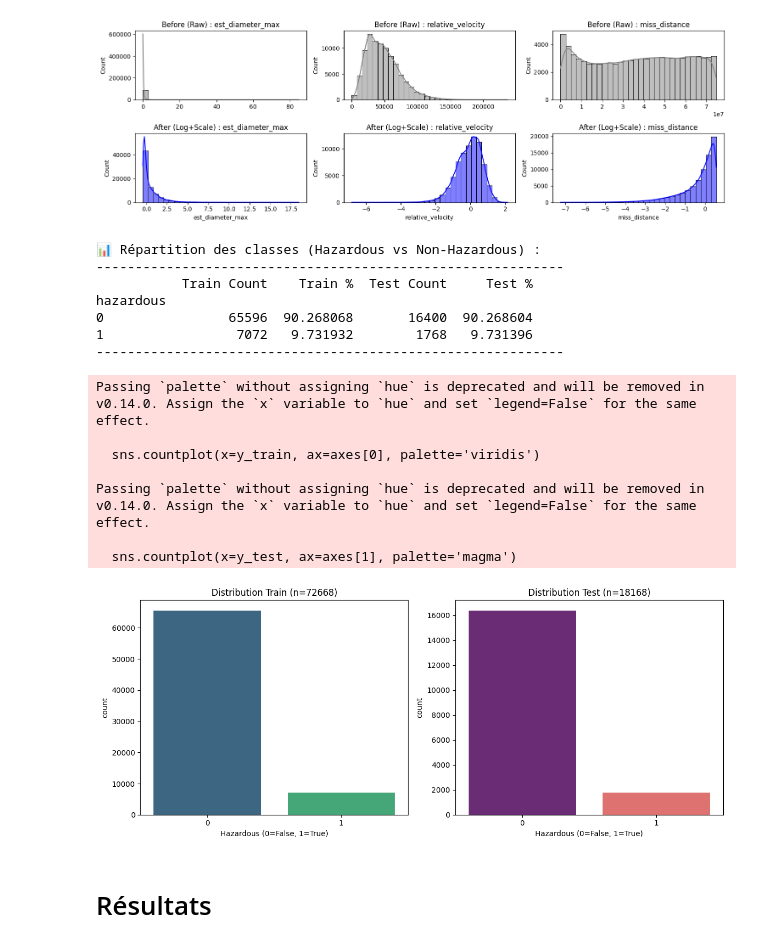
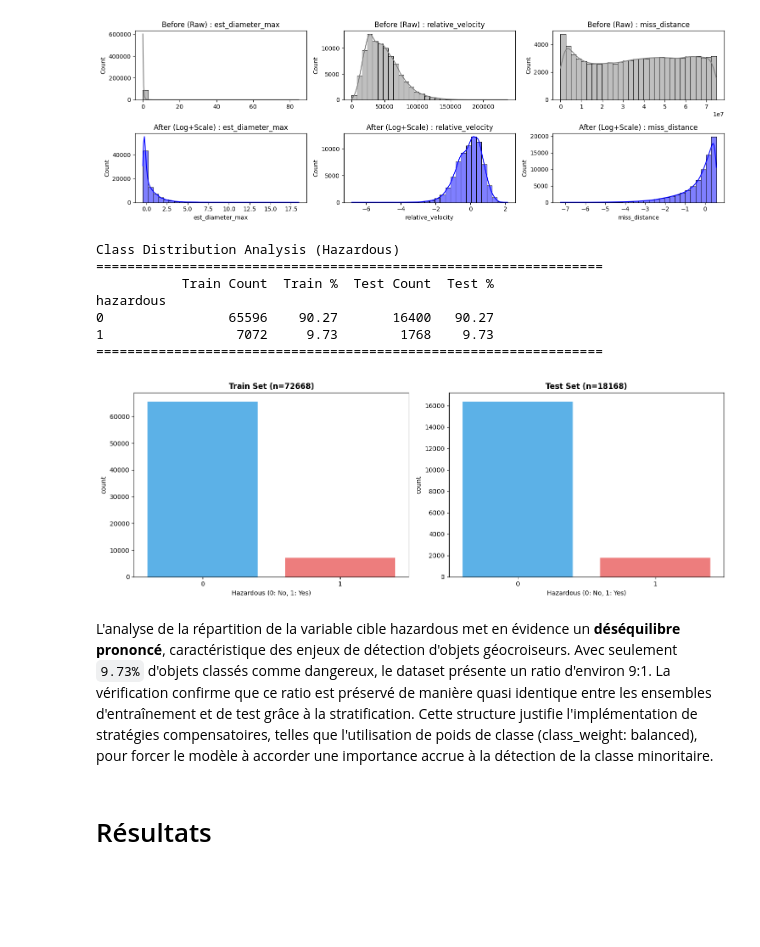
Before and after one commit to RobinBecard/NASA_Near-Earth-Objects_Classification, a Jupyter notebook: notebooks/IFT712_Project.ipynb, the cells around one changed output. Saved outputs shown, nothing was run; the diff lists cells and outputs as text; code cells hidden in the pictures; blank space fills up the shorter version.

Commit message:
notebook completion + add visualisation_utils.py

```diff
--- a/notebooks/IFT712_Project.ipynb
+++ b/notebooks/IFT712_Project.ipynb
@@ -322,52 +326,20 @@ plt.show()
 Vérification de l'effet du prétraitement (Log + Scaling) :
 [figure]
 # %%
-def check_class_distribution(y_train, y_test):
-    train_dist = pd.Series(y_train).value_counts(normalize=True) * 100
-    test_dist = pd.Series(y_test).value_counts(normalize=True) * 100
+from src.utils.visualisation_utils import VisualizationUtils
 
-    dist_df = pd.DataFrame({
-        'Train Count': pd.Series(y_train).value_counts(),
-        'Train %': train_dist,
-        'Test Count': pd.Series(y_test).value_counts(),
-        'Test %': test_dist
-    })
-
-    print("Répartition des classes (Hazardous vs Non-Hazardous) :")
-    print("-" * 60)
-    print(dist_df)
-    print("-" * 60)
-
-    fig, axes = plt.subplots(1, 2, figsize=(12, 5))
-
-    sns.countplot(x=y_train, ax=axes[0], palette='viridis')
-    axes[0].set_title(f"Distribution Train (n={len(y_train)})")
-    axes[0].set_xlabel("Hazardous (0=False, 1=True)")
-
-    sns.countplot(x=y_test, ax=axes[1], palette='magma')
-    axes[1].set_title(f"Distribution Test (n={len(y_test)})")
-    axes[1].set_xlabel("Hazardous (0=False, 1=True)")
-
-    plt.tight_layout()
-    plt.show()
-
-check_class_distribution(y_train, y_test)
+VisualizationUtils.plot_class_distribution(y_train, y_test, target_name="Hazardous")
 # %% [output]
-📊 Répartition des classes (Hazardous vs Non-Hazardous) :
-------------------------------------------------------------
-           Train Count    Train %  Test Count     Test %
+Class Distribution Analysis (Hazardous)
+=================================================================
+           Train Count  Train %  Test Count  Test %
 hazardous
-0                65596  90.268068       16400  90.268604
-1                 7072   9.731932        1768   9.731396
-------------------------------------------------------------
+0                65596    90.27       16400   90.27
+1                 7072     9.73        1768    9.73
+=================================================================
-Passing `palette` without assigning `hue` is deprecated and will be removed in v0.14.0. Assign the `x` variable to `hue` and set `legend=False` for the same effect.
-
-  sns.countplot(x=y_train, ax=axes[0], palette='viridis')
-
-Passing `palette` without assigning `hue` is deprecated and will be removed in v0.14.0. Assign the `x` variable to `hue` and set `legend=False` for the same effect.
-
-  sns.countplot(x=y_test, ax=axes[1], palette='magma')
-[figure, old version]
+[figure, new version]
+# %% [markdown]
+L'analyse de la répartition de la variable cible hazardous met en évidence un **déséquilibre prononcé**, caractéristique des enjeux de détection d'objets géocroiseurs. Avec seulement `9.73%` d'objets classés comme dangereux, le dataset présente un ratio d'environ 9:1. La vérification confirme que ce ratio est préservé de manière quasi identique entre les ensembles d'entraînement et de test grâce à la stratification. Cette structure justifie l'implémentation de stratégies compensatoires, telles que l'utilisation de poids de classe (class_weight: balanced), pour forcer le modèle à accorder une importance accrue à la détection de la classe minoritaire.
 # %% [markdown]
 # Résultats
 # %% [markdown]
```
Also changed, not shown: parts of 2 cells of this notebook, 1 other file.
